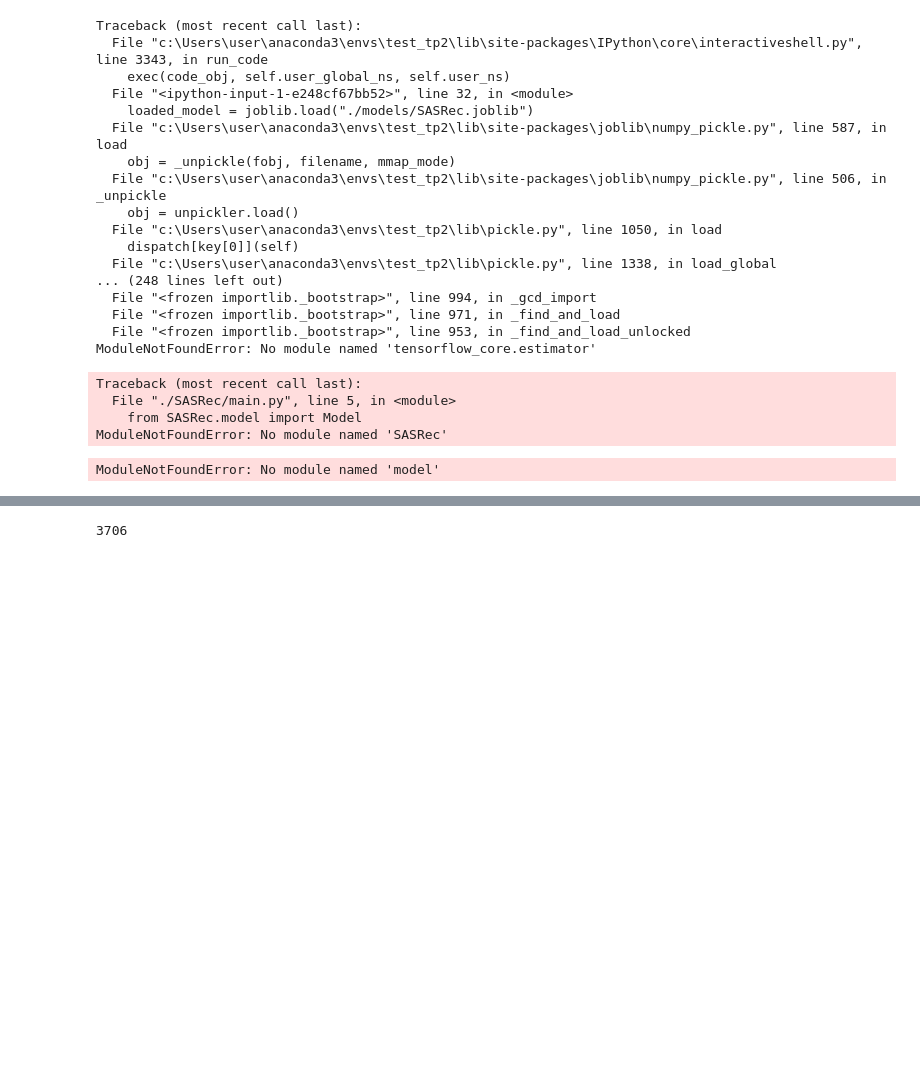
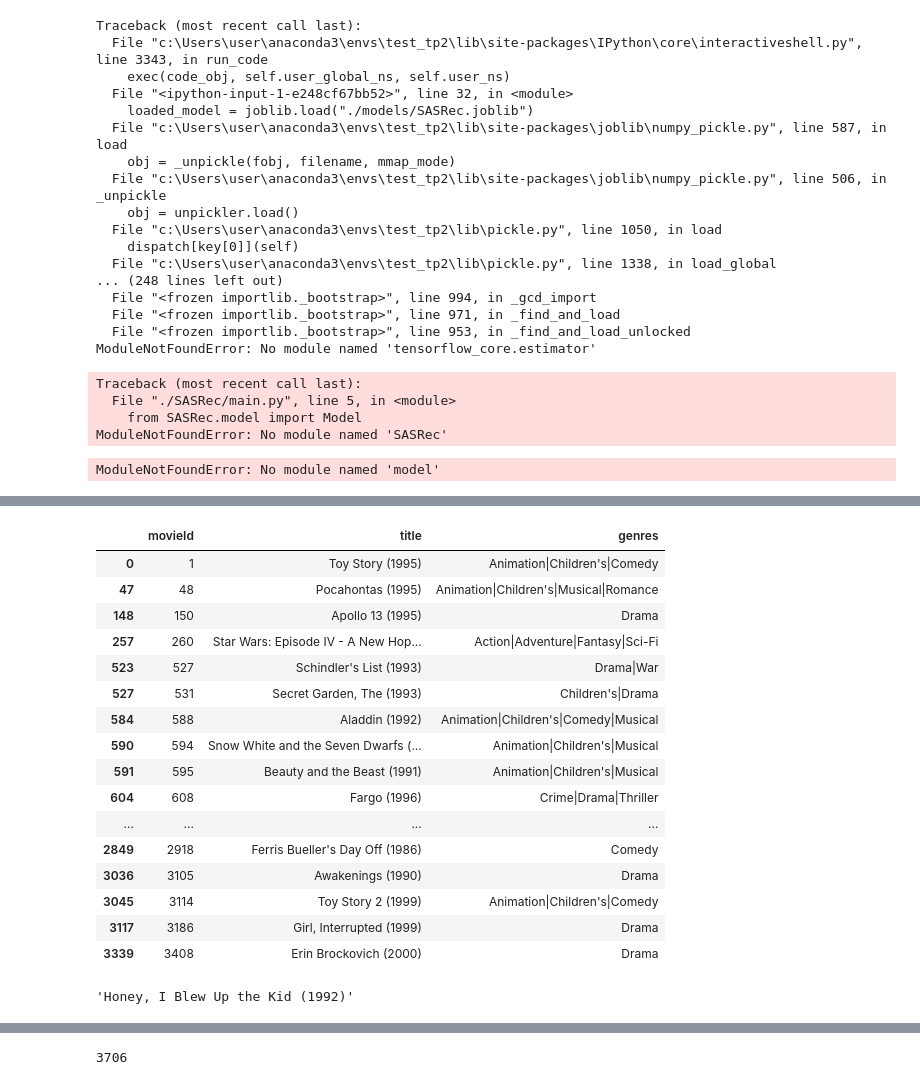
Before and after one commit to Ryu4824/Codestates_2023_TP2, a Jupyter notebook: sample.ipynb, the cells around one changed output, grey strips where cells are left out. Cells and saved outputs as stored; diff of their text form; code cells hidden in the pictures; blank space fills up the shorter version.

```diff
--- a/sample.ipynb
+++ b/sample.ipynb
@@ -205,0 +223,40 @@ Name: movieId, Length: 3883, dtype: int64
+# %%
+import pandas as pd
+
+# Assume ratings_df and movies_df are the dataframes containing the data
+# ratings_df should be sorted by timestamp for each user
+# movies_df should have columns: movieId, title, genres
+
+# Sort ratings_df by timestamp for each user
+ratings_df_sorted = ratings_df.sort_values(by=['userId', 'timestamp'], ascending=[True, True])
+
+# Select the movieId values for user 1
+user1_movieIds = ratings_df_sorted[ratings_df_sorted['userId'] == 1]['movieId']
+
+# Map movieIds to titles and genres using movies_df
+user1_movies_info = movies_df[movies_df['movieId'].isin(user1_movieIds)][['movieId', 'title', 'genres']]
+
+# Display the resulting information
+user1_movies_info
+# %% [output]
+|  | movieId | title | genres |
+| 0 | 1 | Toy Story (1995) | Animation|Children's|Comedy |
+| 47 | 48 | Pocahontas (1995) | Animation|Children's|Musical|Romance |
+| 148 | 150 | Apollo 13 (1995) | Drama |
+| 257 | 260 | Star Wars: Episode IV - A New Hop... | Action|Adventure|Fantasy|Sci-Fi |
+| 523 | 527 | Schindler's List (1993) | Drama|War |
+| 527 | 531 | Secret Garden, The (1993) | Children's|Drama |
+| 584 | 588 | Aladdin (1992) | Animation|Children's|Comedy|Musical |
+| 590 | 594 | Snow White and the Seven Dwarfs (... | Animation|Children's|Musical |
+| 591 | 595 | Beauty and the Beast (1991) | Animation|Children's|Musical |
+| 604 | 608 | Fargo (1996) | Crime|Drama|Thriller |
+| ... | ... | ... | ... |
+| 2849 | 2918 | Ferris Bueller's Day Off (1986) | Comedy |
+| 3036 | 3105 | Awakenings (1990) | Drama |
+| 3045 | 3114 | Toy Story 2 (1999) | Animation|Children's|Comedy |
+| 3117 | 3186 | Girl, Interrupted (1999) | Drama |
+| 3339 | 3408 | Erin Brockovich (2000) | Drama |
+# %%
+movies_df[movies_df['movieId'] == 2053]['title'].item()
+# %% [output]
+'Honey, I Blew Up the Kid (1992)'
```
Also changed, not shown: parts of 12 cells of this notebook, 19 other files.
